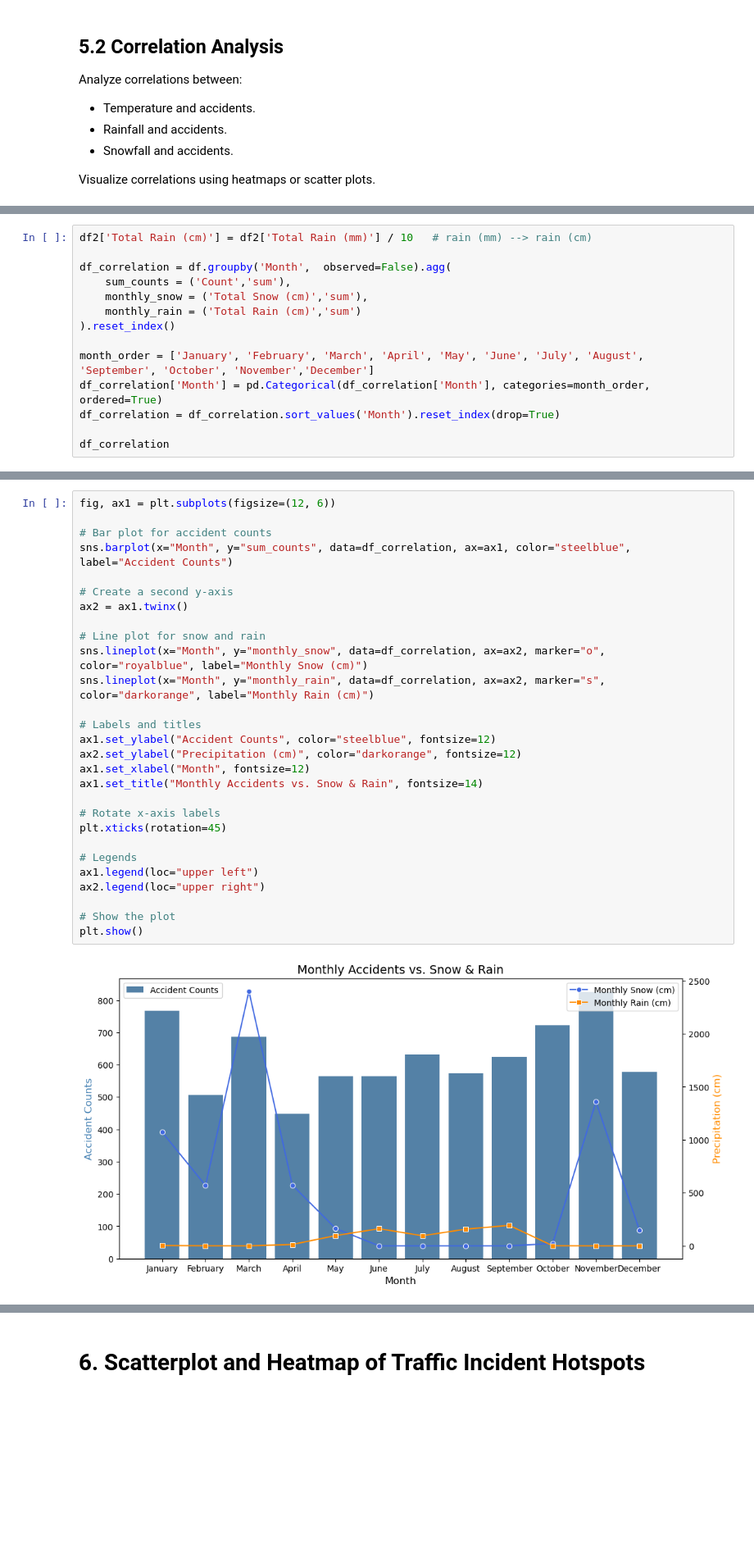
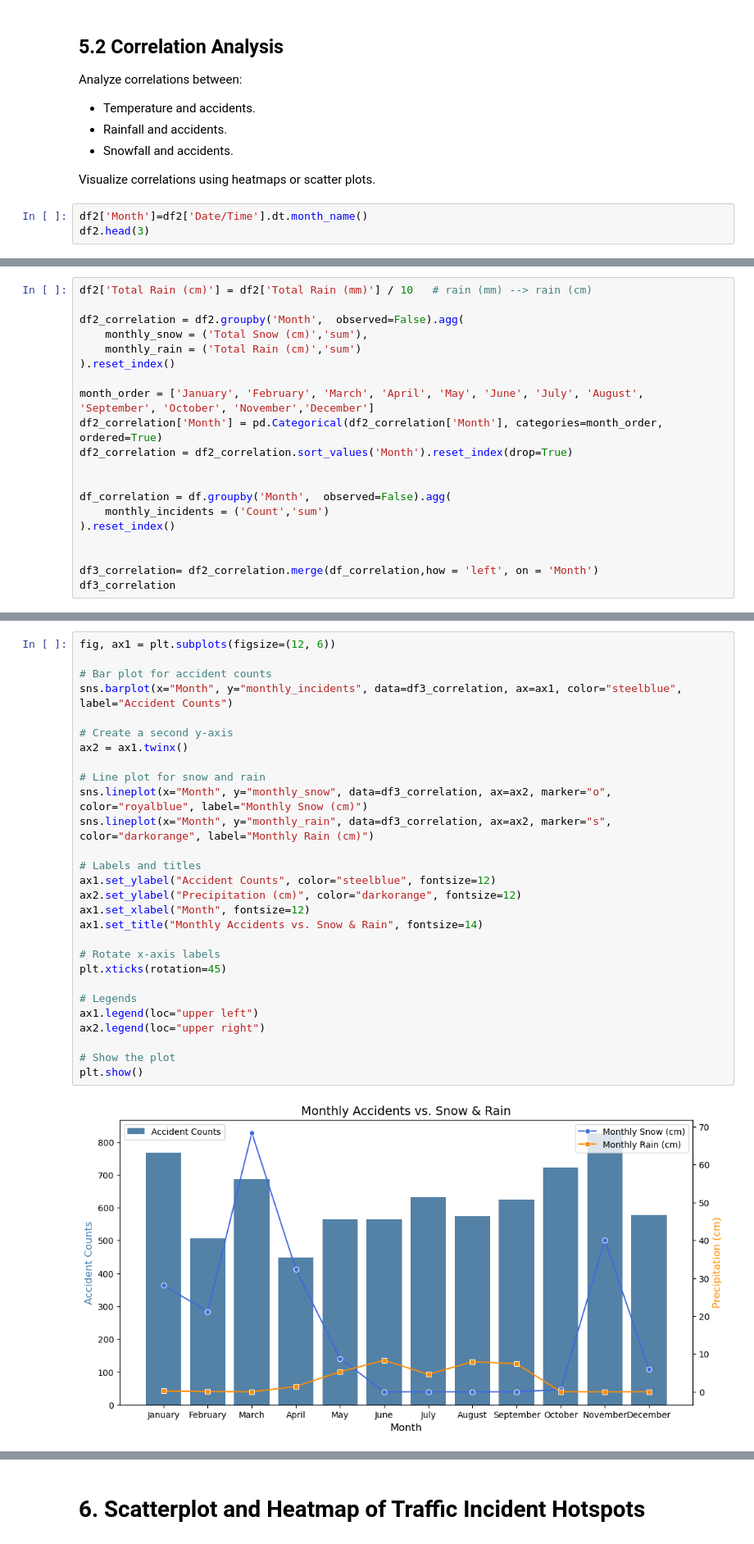
Before and after one commit to aliUofCafkhami/601-Project, a Jupyter notebook: Project 601.ipynb, the cells around one changed output, grey strips where cells are left out. Shown at 82% size. Cells and saved outputs as stored; diff of their text form; blank space fills up the shorter version.

```diff
--- a/Project 601.ipynb
+++ b/Project 601.ipynb
@@ -908,3 +907,6 @@ Analyze correlations between:
 - Snowfall and accidents.
 
 Visualize correlations using heatmaps or scatter plots.
+# %%
+df2['Month']=df2['Date/Time'].dt.month_name()
+df2.head(3)
@@ -911,15 +918,21 @@ Visualize correlations using heatmaps or scatter plots.
 # %%
 df2['Total Rain (cm)'] = df2['Total Rain (mm)'] / 10   # rain (mm) --> rain (cm)
 
-df_correlation = df.groupby('Month',  observed=False).agg(
-    sum_counts = ('Count','sum'),
+df2_correlation = df2.groupby('Month',  observed=False).agg(
     monthly_snow = ('Total Snow (cm)','sum'),
     monthly_rain = ('Total Rain (cm)','sum')
 ).reset_index()
 
 month_order = ['January', 'February', 'March', 'April', 'May', 'June', 'July', 'August', 'September', 'October', 'November','December']
-df_correlation['Month'] = pd.Categorical(df_correlation['Month'], categories=month_order, ordered=True)
-df_correlation = df_correlation.sort_values('Month').reset_index(drop=True)
+df2_correlation['Month'] = pd.Categorical(df2_correlation['Month'], categories=month_order, ordered=True)
+df2_correlation = df2_correlation.sort_values('Month').reset_index(drop=True)
 
-df_correlation
+
+df_correlation = df.groupby('Month',  observed=False).agg(
+    monthly_incidents = ('Count','sum')
+).reset_index()
+
+
+df3_correlation= df2_correlation.merge(df_correlation,how = 'left', on = 'Month')
+df3_correlation
 # %% [output]
@@ -939,31 +952,31 @@ df_correlation
 # %%
 fig, ax1 = plt.subplots(figsize=(12, 6))
 
 # Bar plot for accident counts
-sns.barplot(x="Month", y="sum_counts", data=df_correlation, ax=ax1, color="steelblue", label="Accident Counts")
+sns.barplot(x="Month", y="monthly_incidents", data=df3_correlation, ax=ax1, color="steelblue", label="Accident Counts")
 
 # Create a second y-axis
 ax2 = ax1.twinx()
 
 # Line plot for snow and rain
-sns.lineplot(x="Month", y="monthly_snow", data=df_correlation, ax=ax2, marker="o", color="royalblue", label="Monthly Snow (cm)")
-sns.lineplot(x="Month", y="monthly_rain", data=df_correlation, ax=ax2, marker="s", color="darkorange", label="Monthly Rain (cm)")
+sns.lineplot(x="Month", y="monthly_snow", data=df3_correlation, ax=ax2, marker="o", color="royalblue", label="Monthly Snow (cm)")
+sns.lineplot(x="Month", y="monthly_rain", data=df3_correlation, ax=ax2, marker="s", color="darkorange", label="Monthly Rain (cm)")
 
 # Labels and titles
 ax1.set_ylabel("Accident Counts", color="steelblue", fontsize=12)
 ax2.set_ylabel("Precipitation (cm)", color="darkorange", fontsize=12)
 ax1.set_xlabel("Month", fontsize=12)
 ax1.set_title("Monthly Accidents vs. Snow & Rain", fontsize=14)
 
 # Rotate x-axis labels
 plt.xticks(rotation=45)
 
 # Legends
 ax1.legend(loc="upper left")
 ax2.legend(loc="upper right")
 
 # Show the plot
 plt.show()
 # %% [output]
-[figure, old version]
+[figure, new version]
 # %%
```
Also changed, not shown: parts of 15 cells of this notebook.
